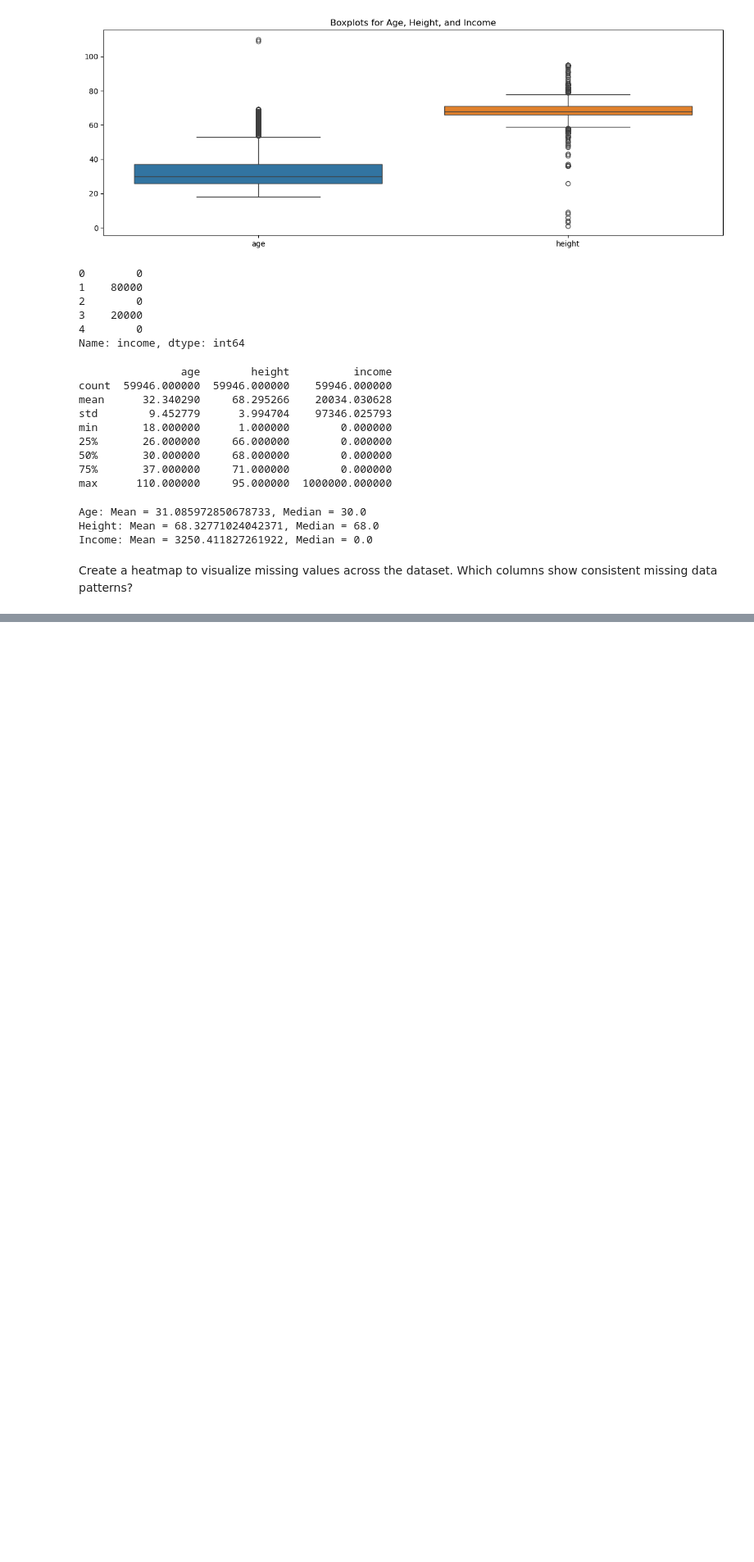
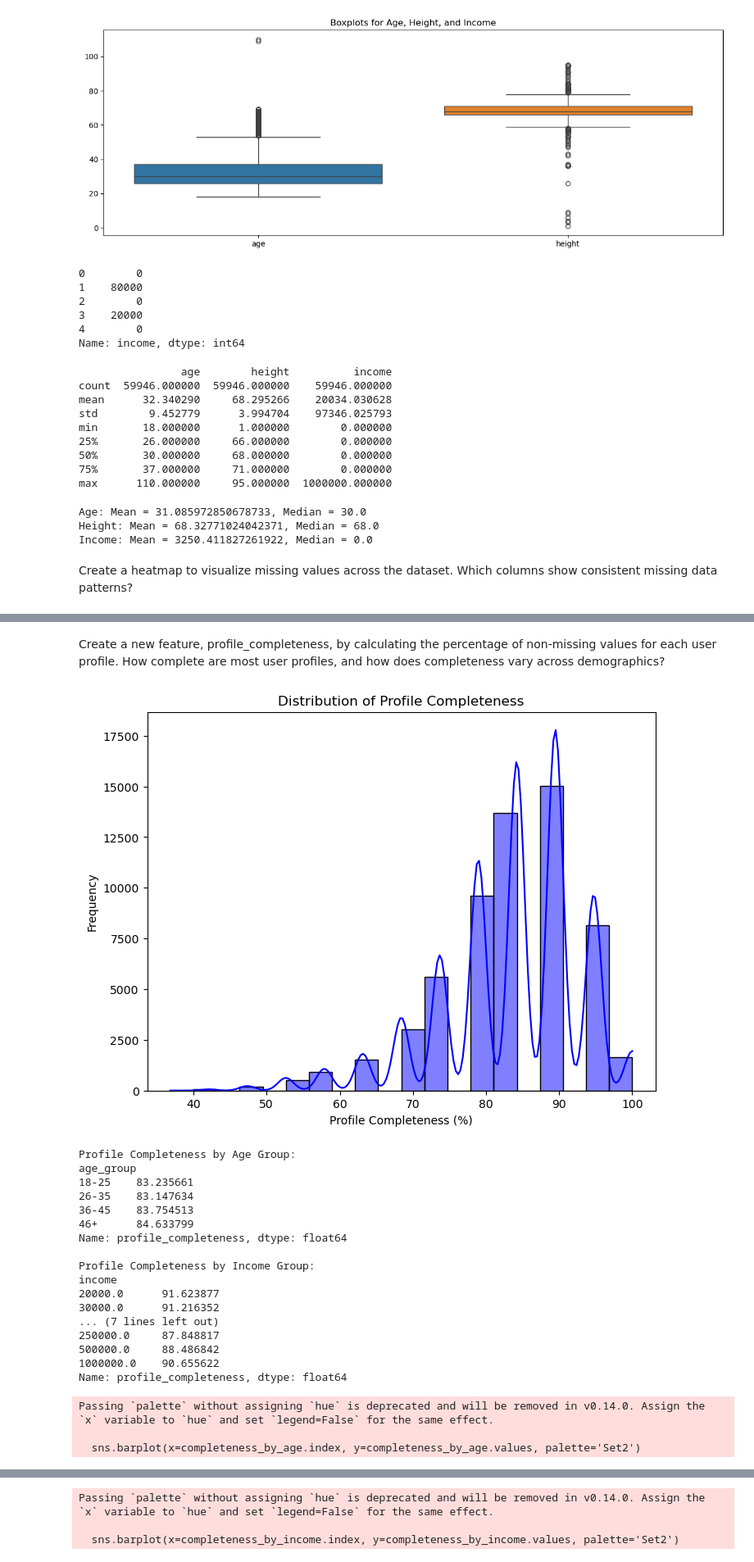
Before and after one commit to ra1croft/Data-Analysis---NextLP, a Jupyter notebook: Next_Leap/Analysing Bumble Profiles.ipynb, the cells around one changed output, grey strips where cells are left out. Shown at 82% size. Saved outputs shown, nothing was run; the diff lists cells and outputs as text; code cells hidden in the pictures; blank space fills up the shorter version.

```diff
--- a/Next_Leap/Analysing Bumble Profiles.ipynb
+++ b/Next_Leap/Analysing Bumble Profiles.ipynb
@@ -268,0 +282,8 @@ plt.show()
+# %%
+# Define age bins and labels
+bins = [18, 25, 35, 45, np.inf]  # Define the age ranges
+labels = ['18-25', '26-35', '36-45', '46+']  # Define the corresponding labels
+
+# Create the new 'age_group' column
+main_data['age_group'] = pd.cut(main_data['age'], bins=bins, labels=labels, right=True)
+main_data.head()
@@ -268,0 +325,62 @@ plt.show()
+# %% [markdown]
+Create a new feature, profile_completeness, by calculating the percentage of non-missing values for each user profile. How complete are most user profiles, and how does completeness vary across demographics?
+# %%
+# Calculate the profile completeness for each user (percentage of non-missing values)
+profile_completeness = main_data.notna().mean(axis=1) * 100
+# Add the new column to the DataFrame
+main_data['profile_completeness'] = profile_completeness
+# %%
+
+# Check the distribution of profile completeness
+plt.figure(figsize=(8, 6))
+sns.histplot(main_data['profile_completeness'], kde=True, color='blue', bins=20)
+plt.title('Distribution of Profile Completeness')
+plt.xlabel('Profile Completeness (%)')
+plt.ylabel('Frequency')
+plt.show()
+
+# Explore completeness across demographics (age group and income group)
+completeness_by_age = main_data.groupby('age_group')['profile_completeness'].mean()
+completeness_by_income = main_data.groupby('income')['profile_completeness'].mean()
+
+# Display the results
+print(f"Profile Completeness by Age Group:\n{completeness_by_age}")
+print(f"\nProfile Completeness by Income Group:\n{completeness_by_income}")
+
+# Plot completeness by age group
+plt.figure(figsize=(8, 6))
+sns.barplot(x=completeness_by_age.index, y=completeness_by_age.values, palette='Set2')
+plt.title('Profile Completeness by Age Group')
+plt.xlabel('Age Group')
+plt.ylabel('Average Profile Completeness (%)')
+plt.show()
+
+# Plot completeness by income group
+plt.figure(figsize=(8, 6))
+sns.barplot(x=completeness_by_income.index, y=completeness_by_income.values, palette='Set2')
+plt.title('Profile Completeness by Income Group')
+plt.xlabel('Income Group')
+plt.ylabel('Average Profile Completeness (%)')
+plt.show()
+# %% [output]
+[figure, added]
+Profile Completeness by Age Group:
+age_group
+18-25    83.235661
+26-35    83.147634
+36-45    83.754513
+46+      84.633799
+Name: profile_completeness, dtype: float64
+
+Profile Completeness by Income Group:
+income
+20000.0      91.623877
+30000.0      91.216352
+... (7 lines left out)
+250000.0     87.848817
+500000.0     88.486842
+1000000.0    90.655622
+Name: profile_completeness, dtype: float64
+Passing `palette` without assigning `hue` is deprecated and will be removed in v0.14.0. Assign the `x` variable to `hue` and set `legend=False` for the same effect.
+
+  sns.barplot(x=completeness_by_age.index, y=completeness_by_age.values, palette='Set2')
@@ -268,0 +388,3 @@ plt.show()
+Passing `palette` without assigning `hue` is deprecated and will be removed in v0.14.0. Assign the `x` variable to `hue` and set `legend=False` for the same effect.
+
+  sns.barplot(x=completeness_by_income.index, y=completeness_by_income.values, palette='Set2')
```
Also changed, not shown: parts of 17 cells of this notebook.
